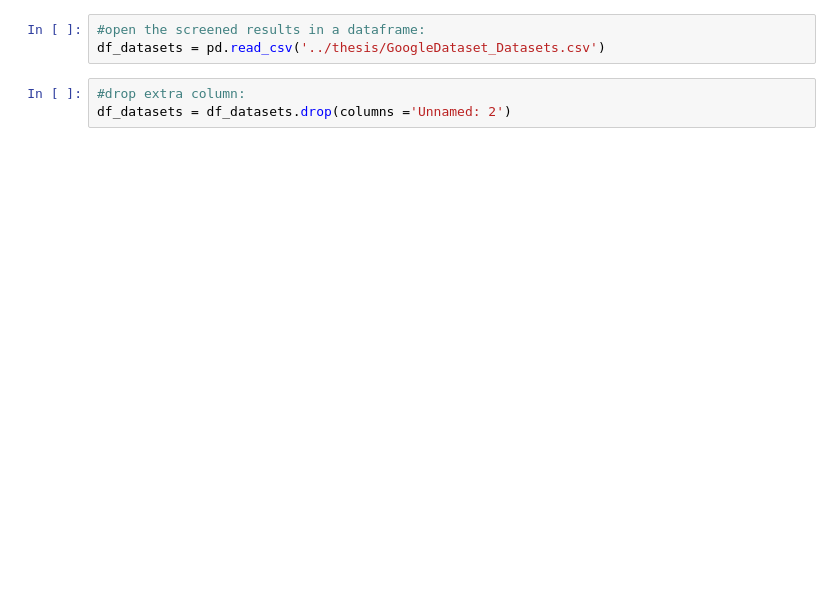
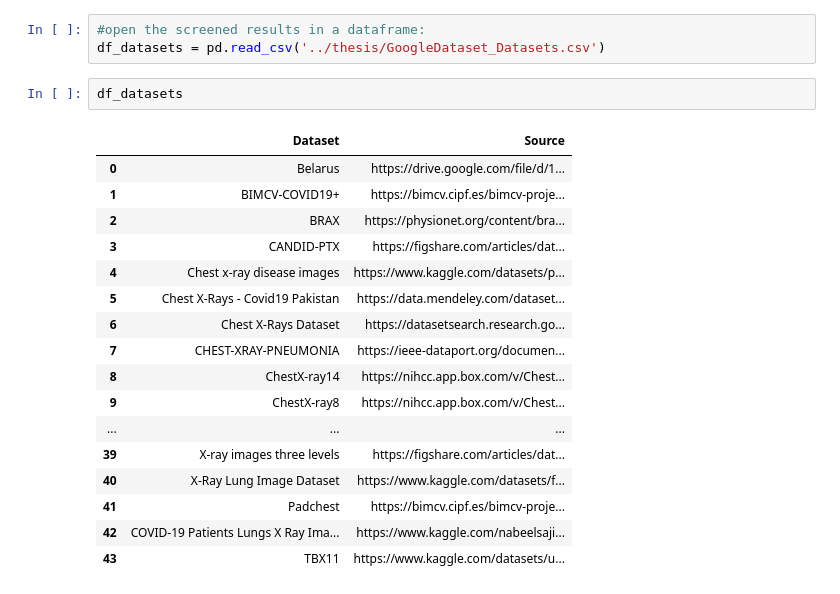
Before and after one commit to stinnawinther/thesis, a Jupyter notebook: GoogleDataset/Visualization_results_GoogleDataset.ipynb, the cells around one changed output. Cells and saved outputs as stored; diff of their text form; blank space fills up the shorter version.

```diff
--- a/GoogleDataset/Visualization_results_GoogleDataset.ipynb
+++ b/GoogleDataset/Visualization_results_GoogleDataset.ipynb
@@ -66,9 +66,26 @@ ax.bar_label(ax.containers[0])
 # %%
 #open the screened results in a dataframe:
 df_datasets = pd.read_csv('../thesis/GoogleDataset_Datasets.csv')
-# %%
-#drop extra column:
-df_datasets = df_datasets.drop(columns ='Unnamed: 2')
+# %%
+df_datasets
+# %% [output]
+|  | Dataset | Source |
+| 0 | Belarus | https://drive.google.com/file/d/1... |
+| 1 | BIMCV-COVID19+ | https://bimcv.cipf.es/bimcv-proje... |
+| 2 | BRAX | https://physionet.org/content/bra... |
+| 3 | CANDID-PTX | https://figshare.com/articles/dat... |
+| 4 | Chest x-ray disease images | https://www.kaggle.com/datasets/p... |
+| 5 | Chest X-Rays - Covid19 Pakistan | https://data.mendeley.com/dataset... |
+| 6 | Chest X-Rays Dataset | https://datasetsearch.research.go... |
+| 7 | CHEST-XRAY-PNEUMONIA | https://ieee-dataport.org/documen... |
+| 8 | ChestX-ray14 | https://nihcc.app.box.com/v/Chest... |
+| 9 | ChestX-ray8 | https://nihcc.app.box.com/v/Chest... |
+| ... | ... | ... |
+| 39 | X-ray images three levels | https://figshare.com/articles/dat... |
+| 40 | X-Ray Lung Image Dataset | https://www.kaggle.com/datasets/f... |
+| 41 | Padchest | https://bimcv.cipf.es/bimcv-proje... |
+| 42 | COVID-19 Patients Lungs X Ray Ima... | https://www.kaggle.com/nabeelsaji... |
+| 43 | TBX11 | https://www.kaggle.com/datasets/u... |
 # %%
 df_datasets
 # %% [output]
```
Also changed, not shown: parts of 3 cells of this notebook.
